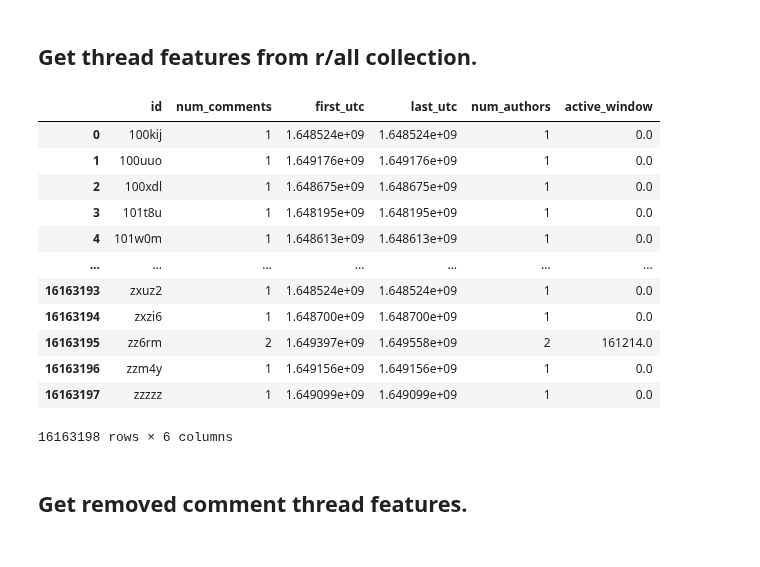
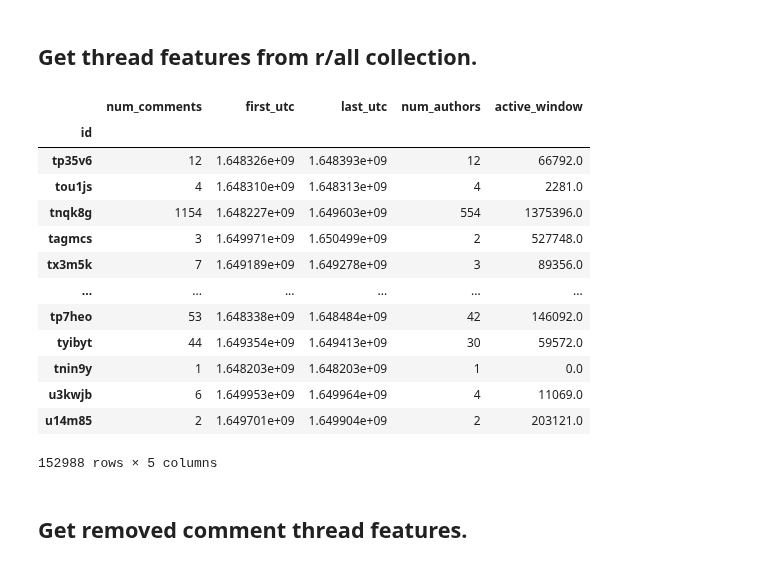
Before and after one commit to jackiec1998/resilient-communities, a Jupyter notebook: src/notebooks/new_analysis.ipynb, the cells around one changed output. Cells and saved outputs as stored; diff of their text form; code cells hidden in the pictures.

```diff
--- a/src/notebooks/new_analysis.ipynb
+++ b/src/notebooks/new_analysis.ipynb
@@ -43,11 +45,3 @@ all_comments = client.resilient.all
 popular_snapshots = client.resilient.popular
 ps_comments = client.pushshift_comments
 ps_threads = client.pushshift_threads
-
-# Returns subreddits with complete Pushshift data.
-def get_available_subreddits():
-    return [subreddit for subreddit in open('sample.txt', 'r').read().split()
-            if subreddit in ps_comments.list_collection_names()
-            and subreddit in ps_threads.list_collection_names()]
-
-STUDY_SUBREDDITS = get_available_subreddits()
@@ -67,43 +91,51 @@ To get more data points, you can either get more historical data from Pushshift
 # %% [markdown]
 ## Get thread features from r/all collection.
 # %%
-def get_all_thread_features():
-    all_thread_features = pd.DataFrame(all_comments.aggregate([
+def get_all_thread_features(subreddits=None):
+    pipeline = [
         {'$project': {'_id': 1, 'link_id': 1, 'created_utc': 1, 'author': 1}},
         {'$group': {'_id': {'author': '$author', 'link_id': '$link_id'},
                     'first_utc': {'$min': '$created_utc'},
                     'last_utc': {'$max': '$created_utc'},
                     'num_comments': {'$sum': 1}}},
         {'$group': {'_id': '$_id.link_id',
                     'num_comments': {'$sum': '$num_comments'},
                     'first_utc': {'$min': '$first_utc'},
                     'last_utc': {'$max': '$last_utc'},
                     'num_authors': {'$sum': 1}}}
-    ], allowDiskUse=True)).rename(columns={'_id': 'id'}).set_index('id')
+    ]
 
-    all_thread_features['id'] = all_thread_features['id'].str[3:]
+    if subreddits is not None:
+        pipeline = [{'$match': {'subreddit': {'$in': subreddits}}}] + pipeline
+
+    all_thread_features = pd.DataFrame(all_comments.aggregate(
+        pipeline, allowDiskUse=True)).rename(columns={'_id': 'id'}).set_index('id')
+
+    all_thread_features.index = all_thread_features.index.str[3:]
 
     all_thread_features['active_window'] = \
         all_thread_features['last_utc'] - all_thread_features['first_utc']
 
     return all_thread_features
 
-all_thread_features = get_all_thread_features()
+
+all_thread_features = get_all_thread_features(STUDY_SUBREDDITS)
 all_thread_features
 # %% [output]
-|  | id | num_comments | first_utc | last_utc | num_authors | active_window |
-| 0 | 100kij | 1 | 1.648524e+09 | 1.648524e+09 | 1 | 0.0 |
-| 1 | 100uuo | 1 | 1.649176e+09 | 1.649176e+09 | 1 | 0.0 |
-| 2 | 100xdl | 1 | 1.648675e+09 | 1.648675e+09 | 1 | 0.0 |
-| 3 | 101t8u | 1 | 1.648195e+09 | 1.648195e+09 | 1 | 0.0 |
-| 4 | 101w0m | 1 | 1.648613e+09 | 1.648613e+09 | 1 | 0.0 |
-| ... | ... | ... | ... | ... | ... | ... |
-| 16163193 | zxuz2 | 1 | 1.648524e+09 | 1.648524e+09 | 1 | 0.0 |
-| 16163194 | zxzi6 | 1 | 1.648700e+09 | 1.648700e+09 | 1 | 0.0 |
-| 16163195 | zz6rm | 2 | 1.649397e+09 | 1.649558e+09 | 2 | 161214.0 |
-| 16163196 | zzm4y | 1 | 1.649156e+09 | 1.649156e+09 | 1 | 0.0 |
-| 16163197 | zzzzz | 1 | 1.649099e+09 | 1.649099e+09 | 1 | 0.0 |
+|  | num_comments | first_utc | last_utc | num_authors | active_window |
+| id |  |  |  |  |  |
+| tp35v6 | 12 | 1.648326e+09 | 1.648393e+09 | 12 | 66792.0 |
+| tou1js | 4 | 1.648310e+09 | 1.648313e+09 | 4 | 2281.0 |
+| tnqk8g | 1154 | 1.648227e+09 | 1.649603e+09 | 554 | 1375396.0 |
+| tagmcs | 3 | 1.649971e+09 | 1.650499e+09 | 2 | 527748.0 |
+| tx3m5k | 7 | 1.649189e+09 | 1.649278e+09 | 3 | 89356.0 |
+| ... | ... | ... | ... | ... | ... |
+| tp7heo | 53 | 1.648338e+09 | 1.648484e+09 | 42 | 146092.0 |
+| tyibyt | 44 | 1.649354e+09 | 1.649413e+09 | 30 | 59572.0 |
+| tnin9y | 1 | 1.648203e+09 | 1.648203e+09 | 1 | 0.0 |
+| u3kwjb | 6 | 1.649953e+09 | 1.649964e+09 | 4 | 11069.0 |
+| u14m85 | 2 | 1.649701e+09 | 1.649904e+09 | 2 | 203121.0 |
-16163198 rows × 6 columns
+152988 rows × 5 columns
 # %% [markdown]
 ## Get removed comment thread features.
 # %%
```
Also changed, not shown: parts of 29 cells of this notebook, 9 other files.
